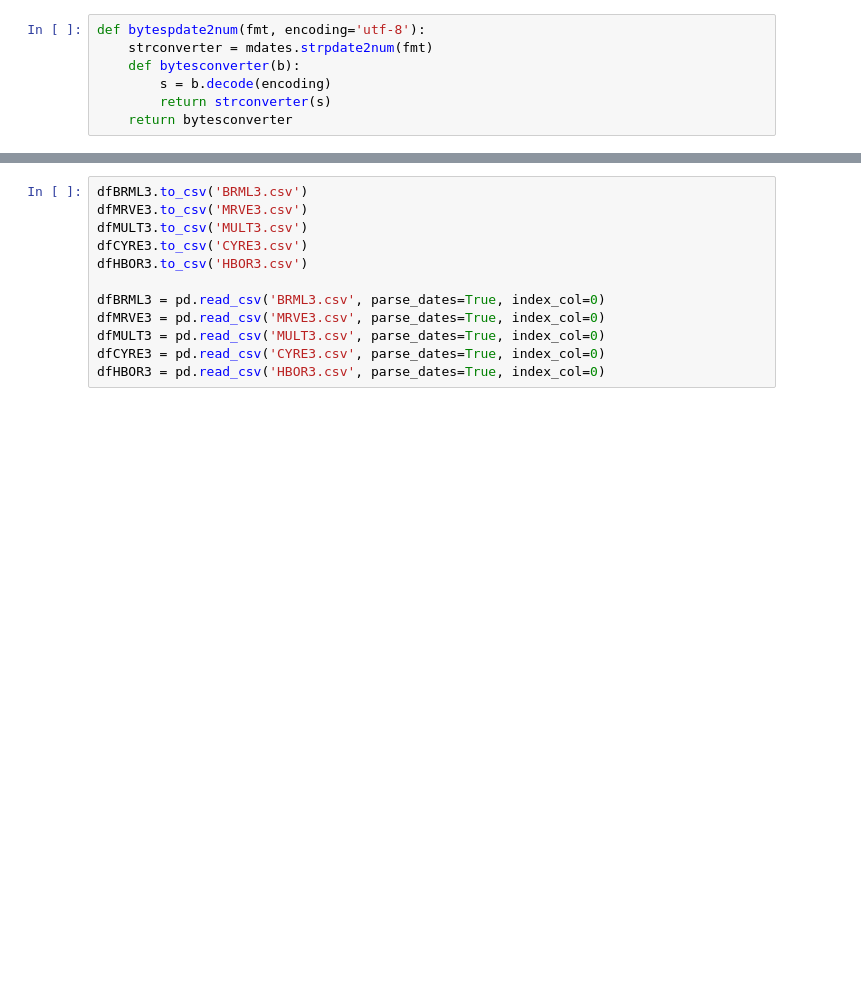
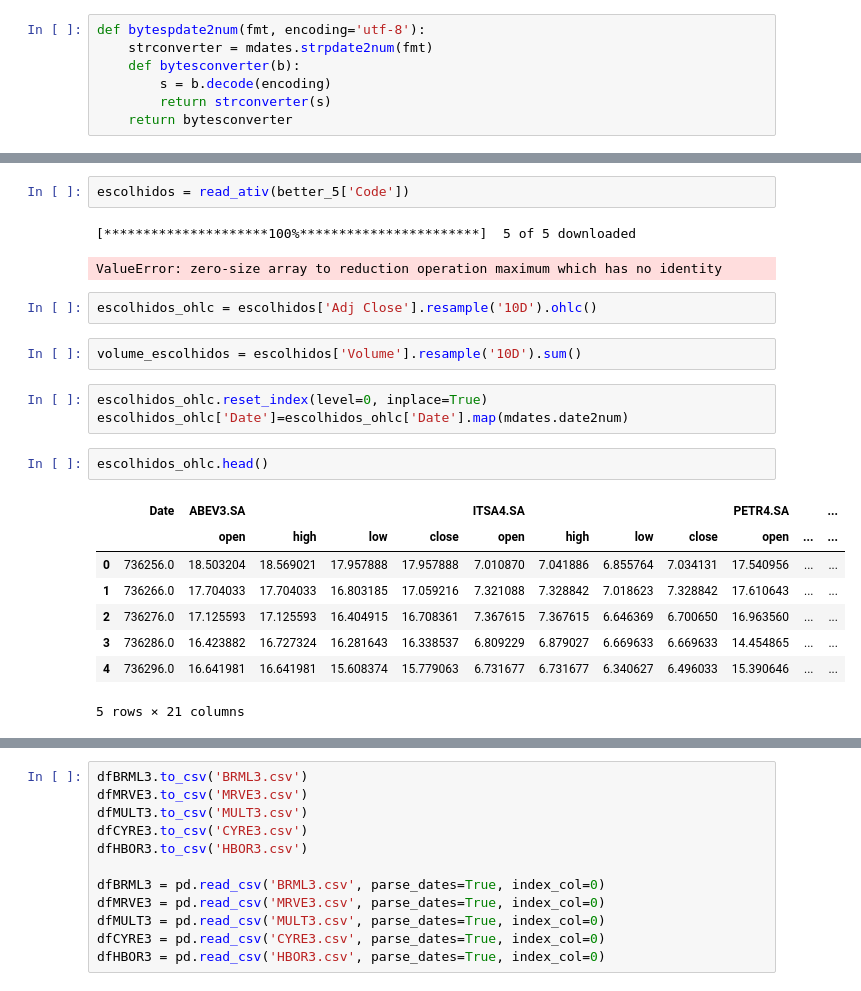
Before and after one commit to EduardoSSR/Financial-Engineering, a Jupyter notebook: Trabalhos/Trabalho_1.ipynb, the cells around one changed output, grey strips where cells are left out. Cells and saved outputs as stored; diff of their text form; blank space fills up the shorter version.

```diff
--- a/Trabalhos/Trabalho_1.ipynb
+++ b/Trabalhos/Trabalho_1.ipynb
@@ -441,0 +362,23 @@ dfHBOR3 = read('HBOR3').fillna(0)
+# %%
+escolhidos = read_ativ(better_5['Code'])
+# %% [output]
+[*********************100%***********************]  5 of 5 downloaded
+ValueError: zero-size array to reduction operation maximum which has no identity
+# %%
+escolhidos_ohlc = escolhidos['Adj Close'].resample('10D').ohlc()
+# %%
+volume_escolhidos = escolhidos['Volume'].resample('10D').sum()
+# %%
+escolhidos_ohlc.reset_index(level=0, inplace=True)
+escolhidos_ohlc['Date']=escolhidos_ohlc['Date'].map(mdates.date2num)
+# %%
+escolhidos_ohlc.head()
+# %% [output]
+|  | Date | ABEV3.SA |  |  |  | ITSA4.SA |  |  |  | PETR4.SA |  | ... |
+|  |  | open | high | low | close | open | high | low | close | open | ... | ... |
+| 0 | 736256.0 | 18.503204 | 18.569021 | 17.957888 | 17.957888 | 7.010870 | 7.041886 | 6.855764 | 7.034131 | 17.540956 | ... | ... |
+| 1 | 736266.0 | 17.704033 | 17.704033 | 16.803185 | 17.059216 | 7.321088 | 7.328842 | 7.018623 | 7.328842 | 17.610643 | ... | ... |
+| 2 | 736276.0 | 17.125593 | 17.125593 | 16.404915 | 16.708361 | 7.367615 | 7.367615 | 6.646369 | 6.700650 | 16.963560 | ... | ... |
+| 3 | 736286.0 | 16.423882 | 16.727324 | 16.281643 | 16.338537 | 6.809229 | 6.879027 | 6.669633 | 6.669633 | 14.454865 | ... | ... |
+| 4 | 736296.0 | 16.641981 | 16.641981 | 15.608374 | 15.779063 | 6.731677 | 6.731677 | 6.340627 | 6.496033 | 15.390646 | ... | ... |
+5 rows × 21 columns
```
Also changed, not shown: parts of 25 cells of this notebook, 1 other file.
